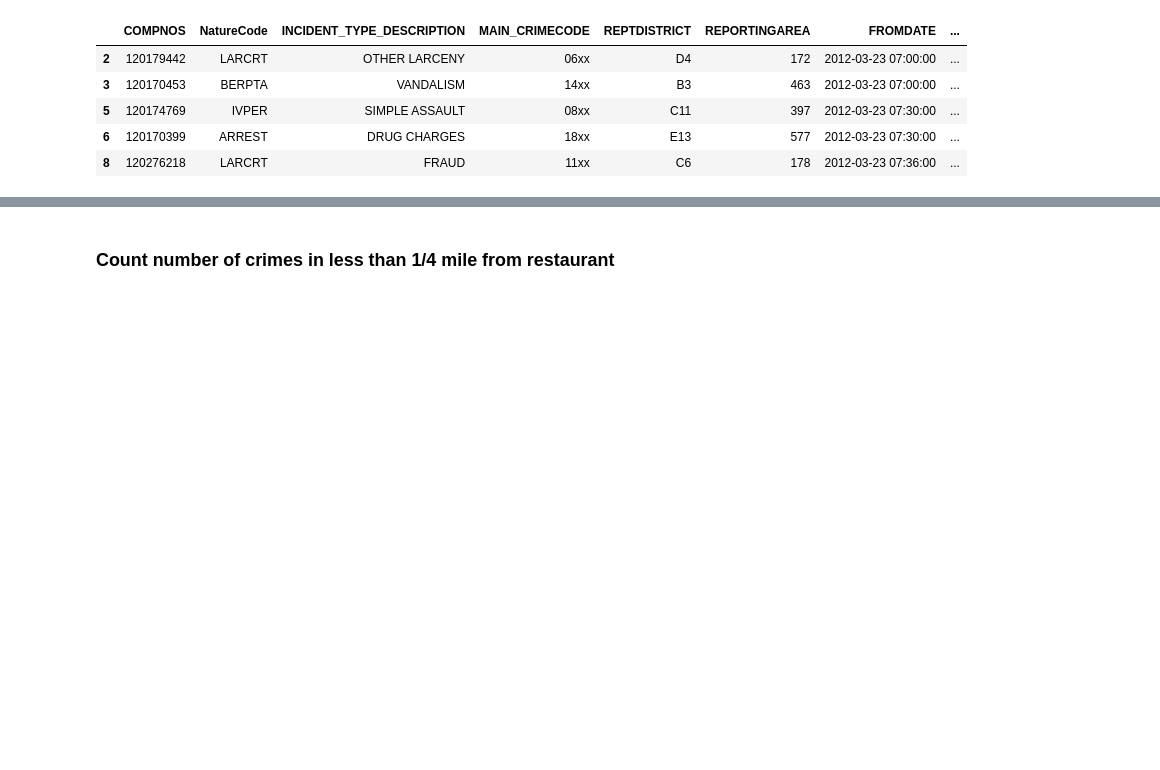
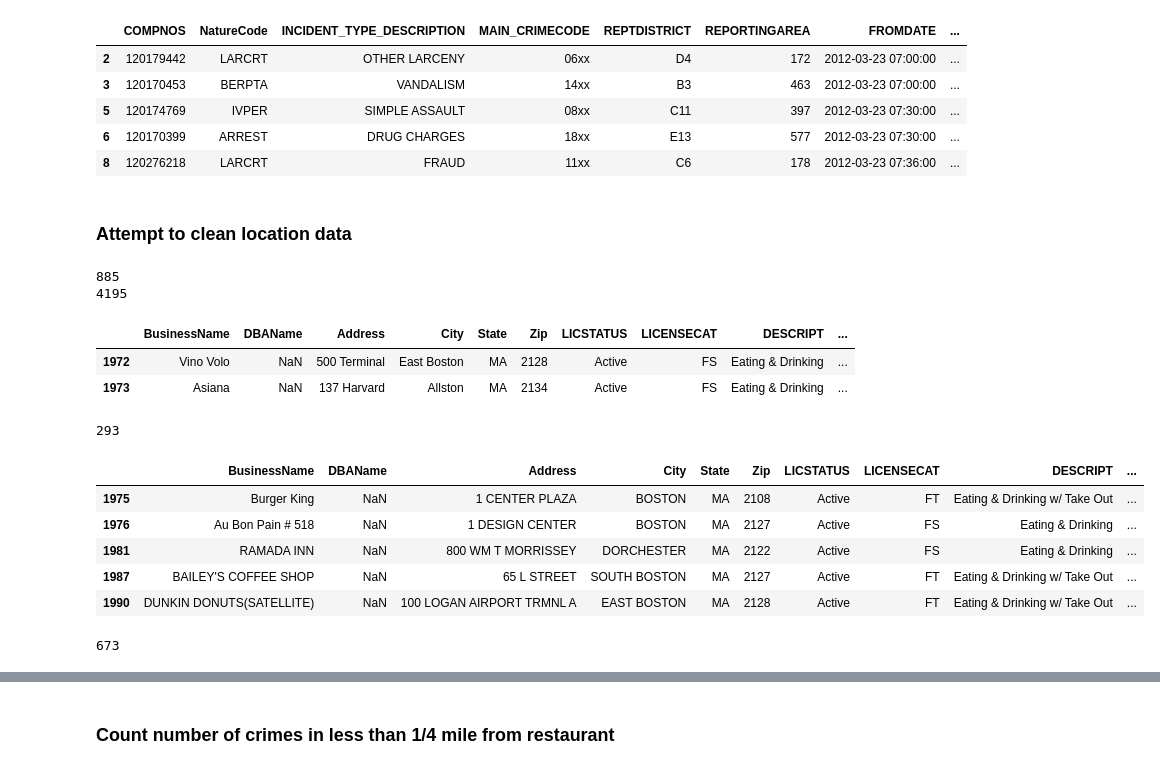
Before and after one commit to mmoyses/EatInBoston, a Jupyter notebook: Crime and Restaurants in Boston.ipynb, the cells around one changed output, grey strips where cells are left out. Saved outputs shown, nothing was run; the diff lists cells and outputs as text; code cells hidden in the pictures; blank space fills up the shorter version.

Commit message:
cleaned data

```diff
--- a/Crime and Restaurants in Boston.ipynb
+++ b/Crime and Restaurants in Boston.ipynb
@@ -90,3 +90,68 @@ relevant_crimes.head()
 | 5 | 120174769 | IVPER | SIMPLE ASSAULT | 08xx | C11 | 397 | 2012-03-23 07:30:00 | ... |
 | 6 | 120170399 | ARREST | DRUG CHARGES | 18xx | E13 | 577 | 2012-03-23 07:30:00 | ... |
 | 8 | 120276218 | LARCRT | FRAUD | 11xx | C6 | 178 | 2012-03-23 07:36:00 | ... |
+# %% [markdown]
+### Attempt to clean location data
+# %%
+zero_point1 = Point('0E-9, 0E-9')
+restaurants_no_location = restaurants.Location == zero_point1
+# check how many restaurant points to clean
+print sum(restaurants_no_location)
+
+zero_point2 = Point('0E-8, 0E-8')
+relevant_crimes_no_location = relevant_crimes.Location == zero_point2
+# check how many crime points to clean
+print sum(relevant_crimes_no_location)
+# %% [output]
+885
+4195
+# %%
+# inspect restaurants address
+restaurants[restaurants_no_location].head(2)
+# %% [output]
+|  | BusinessName | DBAName | Address | City | State | Zip | LICSTATUS | LICENSECAT | DESCRIPT | ... |
+| 1972 | Vino Volo | NaN | 500 Terminal | East Boston | MA | 2128 | Active | FS | Eating & Drinking | ... |
+| 1973 | Asiana | NaN | 137 Harvard | Allston | MA | 2134 | Active | FS | Eating & Drinking | ... |
+# %%
+from geopy.geocoders import Nominatim
+
+geolocator = Nominatim()
+
+def fix_location(entry):
+    address = str(entry) + ' St Boston MA'
+    try:
+        location = geolocator.geocode(address, timeout=15)
+        if location:
+            return Point(location.latitude, location.longitude)
+        else:
+            address = str(entry) + ' Ave Boston MA'
+            location = geolocator.geocode(address, timeout=15)
+            if location:
+                return Point(location.latitude, location.longitude)
+            else:
+                address = str(entry) + ' Rd Boston MA'
+                location = geolocator.geocode(address, timeout=15)
+                if location:
+                    return Point(location.latitude, location.longitude)
+                else:
+                    return zero_point1
+    except GeocoderTimedOut:
+        return zero_point1
+# %%
+# fix restaurants
+new_locations = restaurants[restaurants_no_location].Address.apply(fix_location)
+restaurants.loc[restaurants_no_location, 'Location'] = new_locations
+# check how many restaurant points could not be cleaned
+print sum(restaurants.Location == zero_point1)
+# %% [output]
+293
+# %%
+# check some points that could not be cleaned
+restaurants[restaurants.Location == zero_point1].head()
+# %% [output]
+|  | BusinessName | DBAName | Address | City | State | Zip | LICSTATUS | LICENSECAT | DESCRIPT | ... |
+| 1975 | Burger King | NaN | 1 CENTER PLAZA | BOSTON | MA | 2108 | Active | FT | Eating & Drinking w/ Take Out | ... |
+| 1976 | Au Bon Pain # 518 | NaN | 1 DESIGN CENTER | BOSTON | MA | 2127 | Active | FS | Eating & Drinking | ... |
+| 1981 | RAMADA INN | NaN | 800 WM T MORRISSEY | DORCHESTER | MA | 2122 | Active | FS | Eating & Drinking | ... |
+| 1987 | BAILEY'S COFFEE SHOP | NaN | 65 L STREET | SOUTH BOSTON | MA | 2127 | Active | FT | Eating & Drinking w/ Take Out | ... |
+| 1990 | DUNKIN DONUTS(SATELLITE) | NaN | 100 LOGAN AIRPORT TRMNL A | EAST BOSTON | MA | 2128 | Active | FT | Eating & Drinking w/ Take Out | ... |
@@ -92,0 +172,8 @@ relevant_crimes.head()
+# %%
+# fix crimes
+new_locations = relevant_crimes[relevant_crimes_no_location].STREETNAME.apply(fix_location_crime)
+relevant_crimes.loc[relevant_crimes_no_location, 'Location'] = new_locations
+# check how many crime points could not be cleaned
+print sum(relevant_crimes.Location == zero_point2)
+# %% [output]
+673
```
Also changed, not shown: parts of 4 cells of this notebook, 2 other files.
